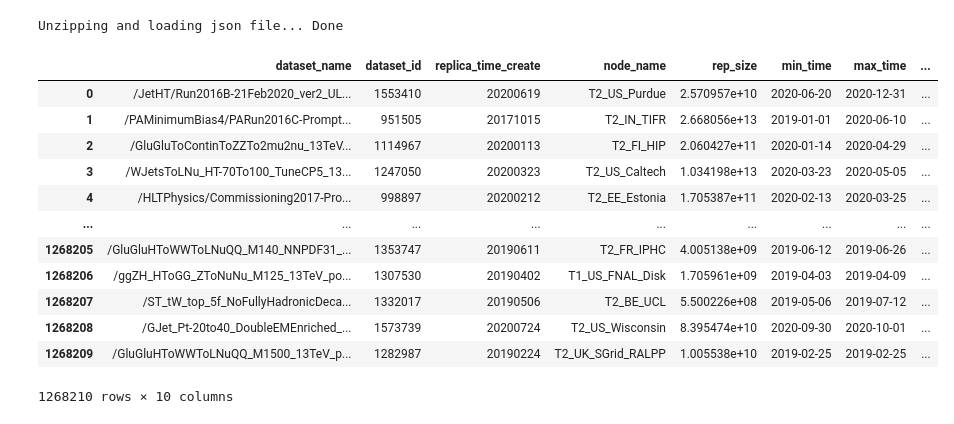
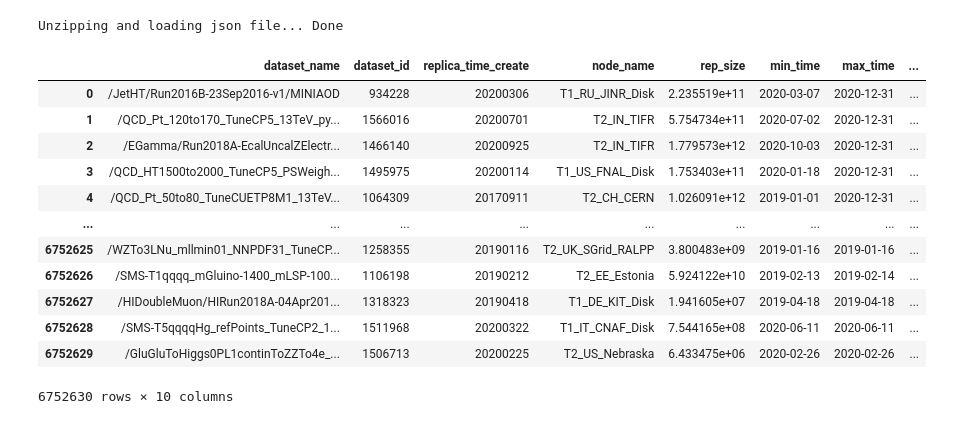
Before and after one commit to SimoneGasperini/cms-cmSim, a Jupyter notebook: notebooks/container_example.ipynb, the cells around one changed output. Cells and saved outputs as stored; diff of their text form; code cells hidden in the pictures.

```diff
--- a/notebooks/container_example.ipynb
+++ b/notebooks/container_example.ipynb
@@ -2,32 +2,29 @@
 import pandas as pd
 
 df = pd.read_parquet('./../data/dataset_site_info.parquet')
-# %%
-from cmSim.utils import get_mcm_data
-
-mcm_data = get_mcm_data('./../data/zip_mcm_dump.json')
-# %% [output]
-Unzipping and loading json file... Done
 # %%
-from cmSim.utils import get_pwg_from_dataset
+from cmSim import utils
 
-df['pwg'] = df['dataset_name'].apply(get_pwg_from_dataset, mcm_data=mcm_data)
+mcm_data = utils.get_mcm_data('./../data/aodsim_mcm_data.json')
+df['pwg'] = df['dataset_name'].apply(
+    utils.get_pwg_from_dataset, mcm_data=mcm_data)
 
 df.head(None)
 # %% [output]
+Unzipping and loading json file... Done
 |  | dataset_name | dataset_id | replica_time_create | node_name | rep_size | min_time | max_time | ... |
-| 0 | /JetHT/Run2016B-21Feb2020_ver2_UL... | 1553410 | 20200619 | T2_US_Purdue | 2.570957e+10 | 2020-06-20 | 2020-12-31 | ... |
-| 1 | /PAMinimumBias4/PARun2016C-Prompt... | 951505 | 20171015 | T2_IN_TIFR | 2.668056e+13 | 2019-01-01 | 2020-06-10 | ... |
-| 2 | /GluGluToContinToZZTo2mu2nu_13TeV... | 1114967 | 20200113 | T2_FI_HIP | 2.060427e+11 | 2020-01-14 | 2020-04-29 | ... |
-| 3 | /WJetsToLNu_HT-70To100_TuneCP5_13... | 1247050 | 20200323 | T2_US_Caltech | 1.034198e+13 | 2020-03-23 | 2020-05-05 | ... |
-| 4 | /HLTPhysics/Commissioning2017-Pro... | 998897 | 20200212 | T2_EE_Estonia | 1.705387e+11 | 2020-02-13 | 2020-03-25 | ... |
+| 0 | /JetHT/Run2016B-23Sep2016-v1/MINIAOD | 934228 | 20200306 | T1_RU_JINR_Disk | 2.235519e+11 | 2020-03-07 | 2020-12-31 | ... |
+| 1 | /QCD_Pt_120to170_TuneCP5_13TeV_py... | 1566016 | 20200701 | T2_IN_TIFR | 5.754734e+11 | 2020-07-02 | 2020-12-31 | ... |
+| 2 | /EGamma/Run2018A-EcalUncalZElectr... | 1466140 | 20200925 | T2_IN_TIFR | 1.779573e+12 | 2020-10-03 | 2020-12-31 | ... |
+| 3 | /QCD_HT1500to2000_TuneCP5_PSWeigh... | 1495975 | 20200114 | T1_US_FNAL_Disk | 1.753403e+11 | 2020-01-18 | 2020-12-31 | ... |
+| 4 | /QCD_Pt_50to80_TuneCUETP8M1_13TeV... | 1064309 | 20170911 | T2_CH_CERN | 1.026091e+12 | 2019-01-01 | 2020-12-31 | ... |
 | ... | ... | ... | ... | ... | ... | ... | ... | ... |
-| 1268205 | /GluGluHToWWToLNuQQ_M140_NNPDF31_... | 1353747 | 20190611 | T2_FR_IPHC | 4.005138e+09 | 2019-06-12 | 2019-06-26 | ... |
-| 1268206 | /ggZH_HToGG_ZToNuNu_M125_13TeV_po... | 1307530 | 20190402 | T1_US_FNAL_Disk | 1.705961e+09 | 2019-04-03 | 2019-04-09 | ... |
-| 1268207 | /ST_tW_top_5f_NoFullyHadronicDeca... | 1332017 | 20190506 | T2_BE_UCL | 5.500226e+08 | 2019-05-06 | 2019-07-12 | ... |
-| 1268208 | /GJet_Pt-20to40_DoubleEMEnriched_... | 1573739 | 20200724 | T2_US_Wisconsin | 8.395474e+10 | 2020-09-30 | 2020-10-01 | ... |
-| 1268209 | /GluGluHToWWToLNuQQ_M1500_13TeV_p... | 1282987 | 20190224 | T2_UK_SGrid_RALPP | 1.005538e+10 | 2019-02-25 | 2019-02-25 | ... |
+| 6752625 | /WZTo3LNu_mllmin01_NNPDF31_TuneCP... | 1258355 | 20190116 | T2_UK_SGrid_RALPP | 3.800483e+09 | 2019-01-16 | 2019-01-16 | ... |
+| 6752626 | /SMS-T1qqqq_mGluino-1400_mLSP-100... | 1106198 | 20190212 | T2_EE_Estonia | 5.924122e+10 | 2019-02-13 | 2019-02-14 | ... |
+| 6752627 | /HIDoubleMuon/HIRun2018A-04Apr201... | 1318323 | 20190418 | T1_DE_KIT_Disk | 1.941605e+07 | 2019-04-18 | 2019-04-18 | ... |
+| 6752628 | /SMS-T5qqqqHg_refPoints_TuneCP2_1... | 1511968 | 20200322 | T1_IT_CNAF_Disk | 7.544165e+08 | 2020-06-11 | 2020-06-11 | ... |
+| 6752629 | /GluGluToHiggs0PL1continToZZTo4e_... | 1506713 | 20200225 | T2_US_Nebraska | 6.433475e+06 | 2020-02-26 | 2020-02-26 | ... |
-1268210 rows × 10 columns
+6752630 rows × 10 columns
 # %%
 from cmSim.container import get_datasets, DataContainer
 
```
Also changed, not shown: parts of 4 cells of this notebook, 2 other files.
